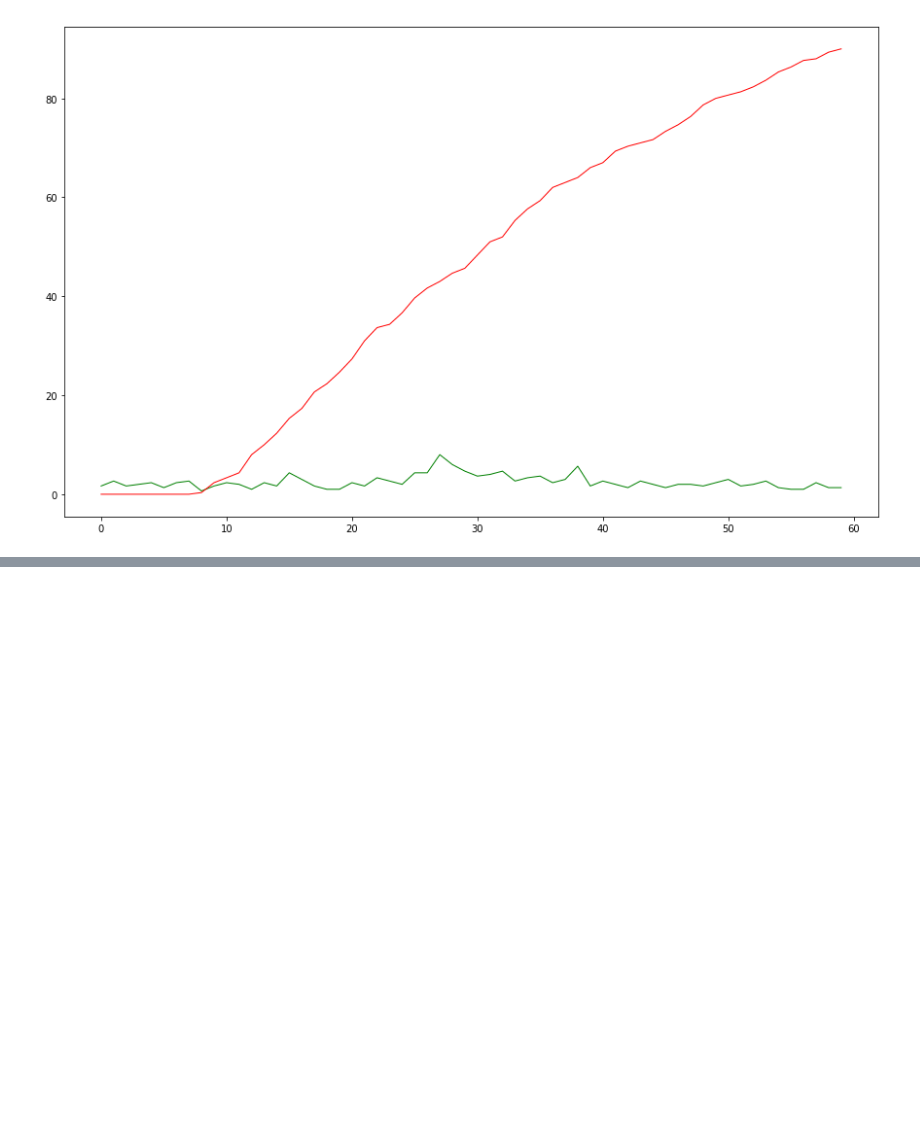
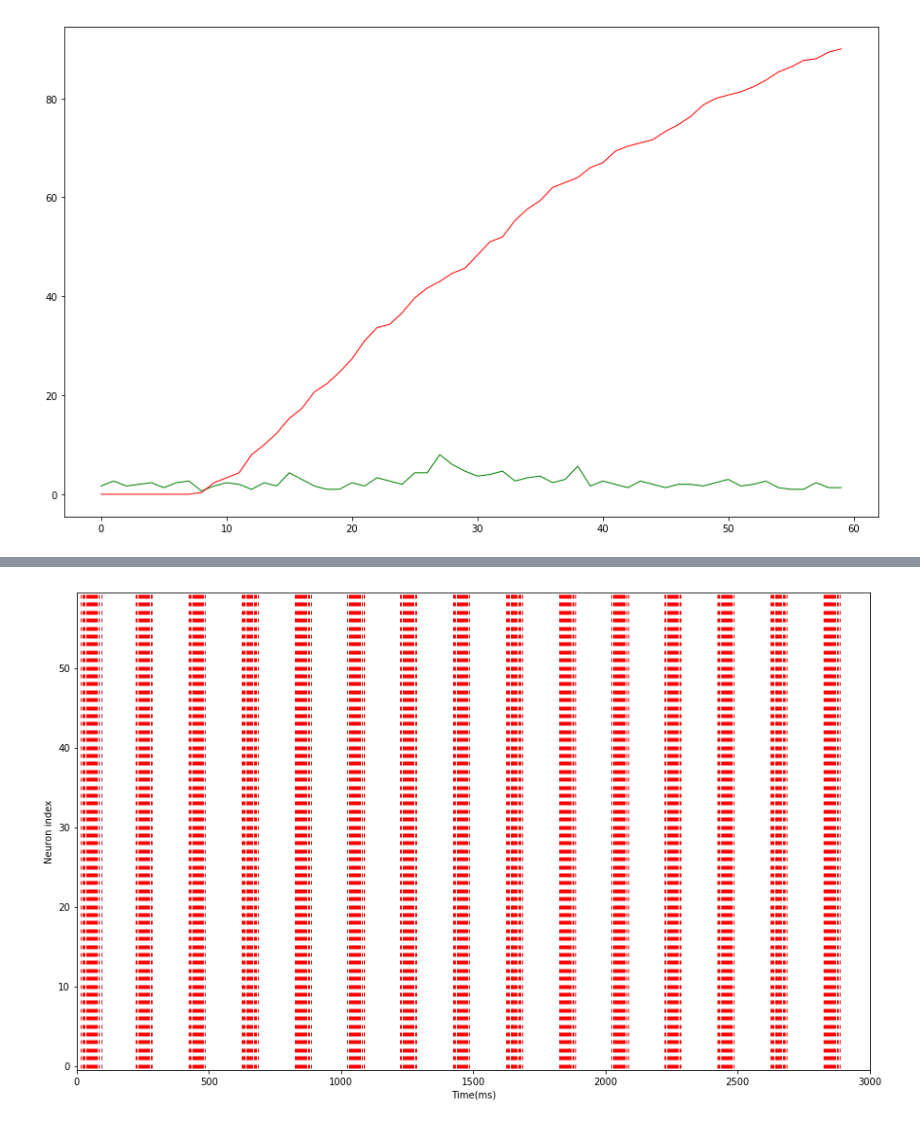
Before and after one commit to laurentperrinet/2019-01-14_LACONEU, a Jupyter notebook: A_3_IntegratorSynchronyDetector.ipynb, the cells around one changed output, grey strips where cells are left out. Cells and saved outputs as stored; diff of their text form; code cells hidden in the pictures; blank space fills up the shorter version.

```diff
--- a/A_3_IntegratorSynchronyDetector.ipynb
+++ b/A_3_IntegratorSynchronyDetector.ipynb
@@ -140,0 +189,7 @@ fig, ax = histogram(tc_cells, color='r', simtime=simtime, fig=fig, ax=ax)
+# %%
+fig, ax = plt.subplots(1, 1, figsize=(fig_width, fig_width/phi))
+#fig, ax = plot_spiketrains(spike_input, color='g', simtime=simtime, fig=fig, ax=ax)
+fig, ax = plot_spiketrains(buffer, color='r', simtime=simtime, fig=fig, ax=ax)
+#print('sts_in', [list(st.as_array()) for st in sts_in])
+# %% [output]
+[figure, added]
```
Also changed, not shown: parts of 4 cells of this notebook, 1 other file.
